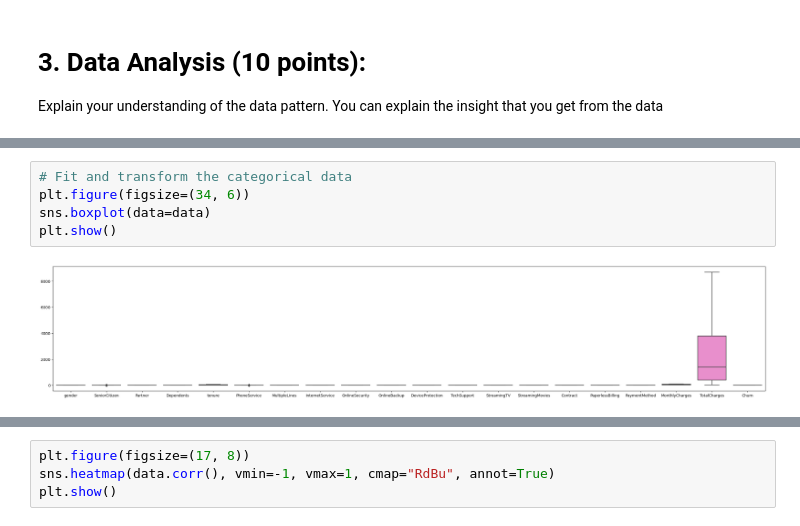
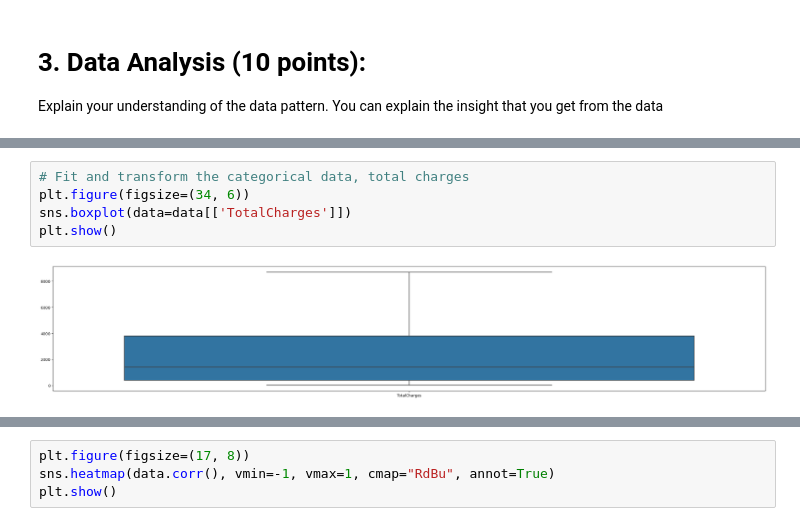
Before and after one commit to Marsh16/AFL1_Evelyn_Marsha_ML, a Jupyter notebook: AFL1_Evelyn_Marsha.ipynb, the cells around one changed output, grey strips where cells are left out. Saved outputs shown, nothing was run; the diff lists cells and outputs as text.

Commit message:
add boxplot

```diff
--- a/AFL1_Evelyn_Marsha.ipynb
+++ b/AFL1_Evelyn_Marsha.ipynb
@@ -286,7 +296,7 @@ Explain your understanding of the data pattern. You can explain the insight that
 # %%
-# Fit and transform the categorical data
+# Fit and transform the categorical data, total charges
 plt.figure(figsize=(34, 6))
-sns.boxplot(data=data)
+sns.boxplot(data=data[['TotalCharges']])
 plt.show()
 # %% [output]
-[figure, old version]
+[figure, new version]
```
Also changed, not shown: parts of 10 cells of this notebook.
